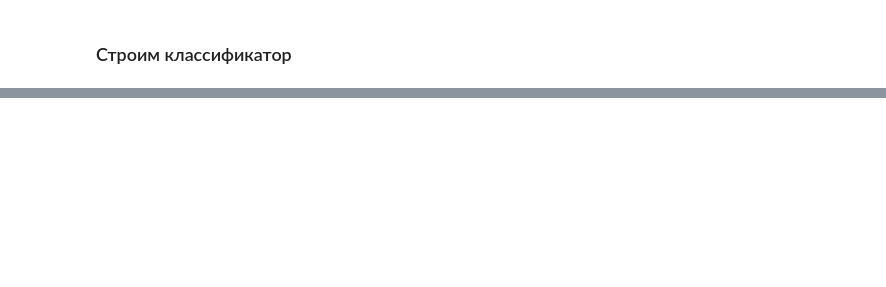
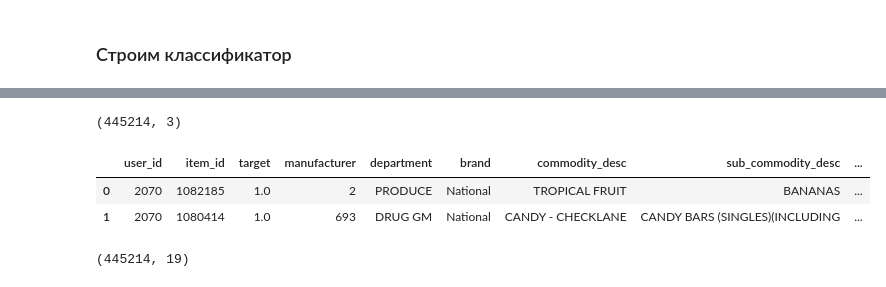
Before and after one commit to VitalyGladyshev/gb_rec_sys, a Jupyter notebook: coursework/cw_rec_sys_glvv.ipynb, the cells around one changed output, grey strips where cells are left out. Drawn from its saved outputs; the diff is of its cells as text; code cells hidden in the pictures; blank space fills up the shorter version.

```diff
--- a/coursework/cw_rec_sys_glvv.ipynb
+++ b/coursework/cw_rec_sys_glvv.ipynb
@@ -265,3 +287,27 @@ len(users_lvl_2_pred_als.predictions_bm25[0])
 # %%
 df=pd.DataFrame({'user_id':users_lvl_2.user_id.values.repeat(len(users_lvl_2.candidates[0])),
                  'item_id':np.concatenate(users_lvl_2.candidates.values)})
+# %%
+targets_lvl_2 = data_train_lvl_2[['user_id', 'item_id']].copy()
+targets_lvl_2['target'] = 1  # тут только покупки
+
+targets_lvl_2 = df.merge(targets_lvl_2, on=['user_id', 'item_id'], how='left')
+
+targets_lvl_2['target'].fillna(0, inplace= True)
+# %%
+targets_lvl_2.shape
+# %% [output]
+(445214, 3)
+# %%
+targets_lvl_2 = targets_lvl_2.merge(item_features, on='item_id', how='left') #
+targets_lvl_2 = targets_lvl_2.merge(user_features, on='user_id', how='left') #
+
+targets_lvl_2.head(2)
+# %% [output]
+|  | user_id | item_id | target | manufacturer | department | brand | commodity_desc | sub_commodity_desc | ... |
+| 0 | 2070 | 1082185 | 1.0 | 2 | PRODUCE | National | TROPICAL FRUIT | BANANAS | ... |
+| 1 | 2070 | 1080414 | 1.0 | 693 | DRUG GM | National | CANDY - CHECKLANE | CANDY BARS (SINGLES)(INCLUDING | ... |
+# %%
+targets_lvl_2.shape
+# %% [output]
+(445214, 19)
```
Also changed, not shown: parts of 10 cells of this notebook.
